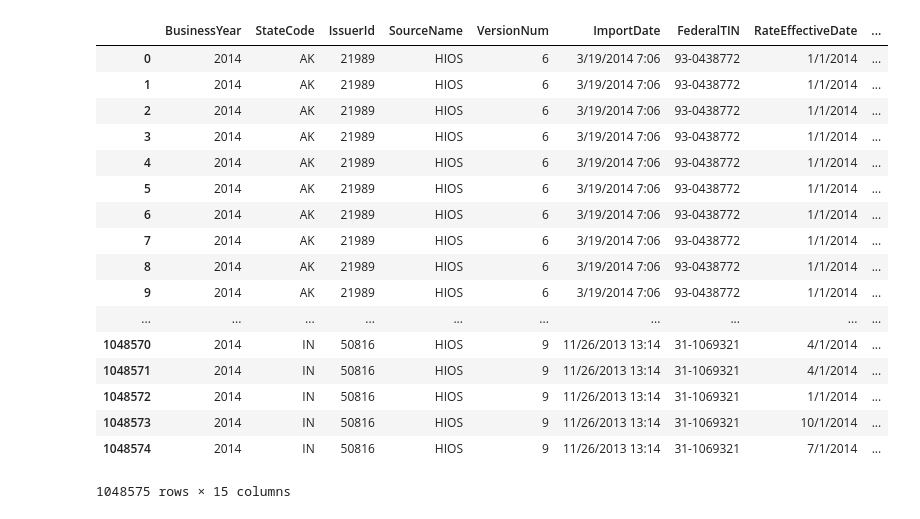
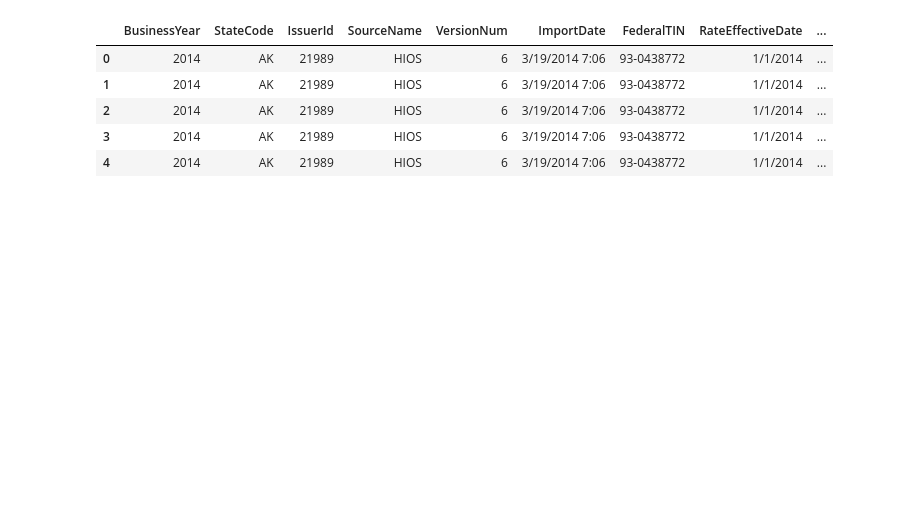
Before and after one commit to nettynelly/ETL---Project, a Jupyter notebook: Rate.ipynb, the cells around one changed output. Saved outputs shown, nothing was run; the diff lists cells and outputs as text; code cells hidden in the pictures; blank space fills up the shorter version.

```diff
--- a/Rate.ipynb
+++ b/Rate.ipynb
@@ -5,24 +5,12 @@ import os
 import numpy as np
 # %%
 rate_df = pd.read_csv('Rate.csv')
-rate_df
+rate_df.head()
 # %% [output]
 |  | BusinessYear | StateCode | IssuerId | SourceName | VersionNum | ImportDate | FederalTIN | RateEffectiveDate | ... |
 | 0 | 2014 | AK | 21989 | HIOS | 6 | 3/19/2014 7:06 | 93-0438772 | 1/1/2014 | ... |
 | 1 | 2014 | AK | 21989 | HIOS | 6 | 3/19/2014 7:06 | 93-0438772 | 1/1/2014 | ... |
 | 2 | 2014 | AK | 21989 | HIOS | 6 | 3/19/2014 7:06 | 93-0438772 | 1/1/2014 | ... |
 | 3 | 2014 | AK | 21989 | HIOS | 6 | 3/19/2014 7:06 | 93-0438772 | 1/1/2014 | ... |
 | 4 | 2014 | AK | 21989 | HIOS | 6 | 3/19/2014 7:06 | 93-0438772 | 1/1/2014 | ... |
-| 5 | 2014 | AK | 21989 | HIOS | 6 | 3/19/2014 7:06 | 93-0438772 | 1/1/2014 | ... |
-| 6 | 2014 | AK | 21989 | HIOS | 6 | 3/19/2014 7:06 | 93-0438772 | 1/1/2014 | ... |
-| 7 | 2014 | AK | 21989 | HIOS | 6 | 3/19/2014 7:06 | 93-0438772 | 1/1/2014 | ... |
-| 8 | 2014 | AK | 21989 | HIOS | 6 | 3/19/2014 7:06 | 93-0438772 | 1/1/2014 | ... |
-| 9 | 2014 | AK | 21989 | HIOS | 6 | 3/19/2014 7:06 | 93-0438772 | 1/1/2014 | ... |
-| ... | ... | ... | ... | ... | ... | ... | ... | ... | ... |
-| 1048570 | 2014 | IN | 50816 | HIOS | 9 | 11/26/2013 13:14 | 31-1069321 | 4/1/2014 | ... |
-| 1048571 | 2014 | IN | 50816 | HIOS | 9 | 11/26/2013 13:14 | 31-1069321 | 4/1/2014 | ... |
-| 1048572 | 2014 | IN | 50816 | HIOS | 9 | 11/26/2013 13:14 | 31-1069321 | 1/1/2014 | ... |
-| 1048573 | 2014 | IN | 50816 | HIOS | 9 | 11/26/2013 13:14 | 31-1069321 | 10/1/2014 | ... |
-| 1048574 | 2014 | IN | 50816 | HIOS | 9 | 11/26/2013 13:14 | 31-1069321 | 7/1/2014 | ... |
-1048575 rows × 15 columns
 # %%
```
Also changed, not shown: parts of 19 cells of this notebook.
